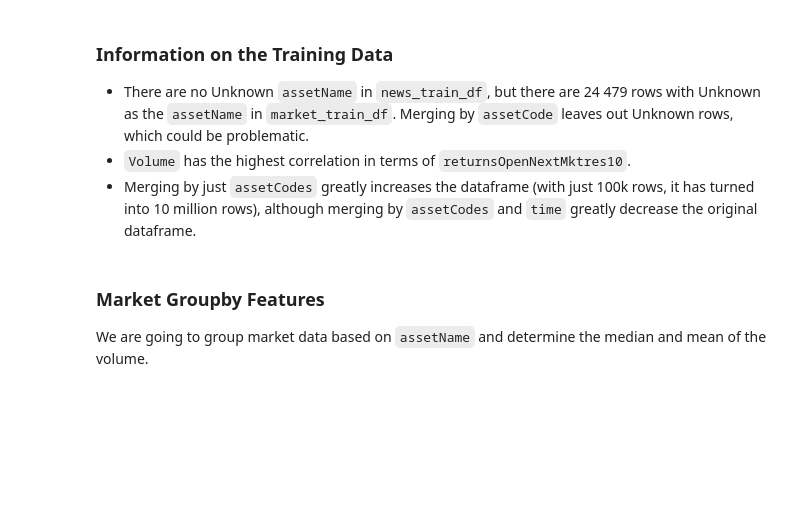
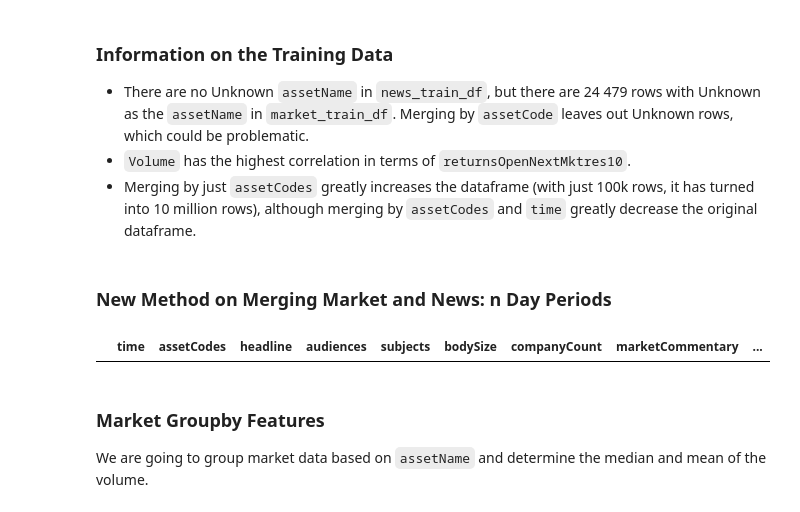
Before and after one commit to jangarong/StockMarketPredictions, a Jupyter notebook: stock_market_prediction.ipynb, the cells around one changed output. Saved outputs shown, nothing was run; the diff lists cells and outputs as text; code cells hidden in the pictures; blank space fills up the shorter version.

Commit message:
adding new merging method...

```diff
--- a/stock_market_prediction.ipynb
+++ b/stock_market_prediction.ipynb
@@ -79,3 +95,5 @@ news_train_df.head()
 * There are no Unknown ``assetName`` in ``news_train_df``, but there are 24 479 rows with Unknown as the ``assetName`` in ``market_train_df``. Merging by ``assetCode`` leaves out Unknown rows, which could be problematic.
 * ``Volume`` has the highest correlation in terms of ``returnsOpenNextMktres10``.
 * Merging by just ``assetCodes`` greatly increases the dataframe (with just 100k rows, it has turned into 10 million rows), although merging by ``assetCodes`` and ``time`` greatly decrease the original dataframe.
+# %% [markdown]
+### New Method on Merging Market and News: n Day Periods
@@ -82,3 +216,7 @@ news_train_df.head()
+# %%
+merge_market_news(market_train_df, news_train_df, 3).head()
+# %% [output]
+|  | time | assetCodes | headline | audiences | subjects | bodySize | companyCount | marketCommentary | ... |
 # %% [markdown]
 ### Market Groupby Features
 We are going to group market data based on ``assetName`` and determine the median and mean of the volume.
```
Also changed, not shown: parts of 6 cells of this notebook.
